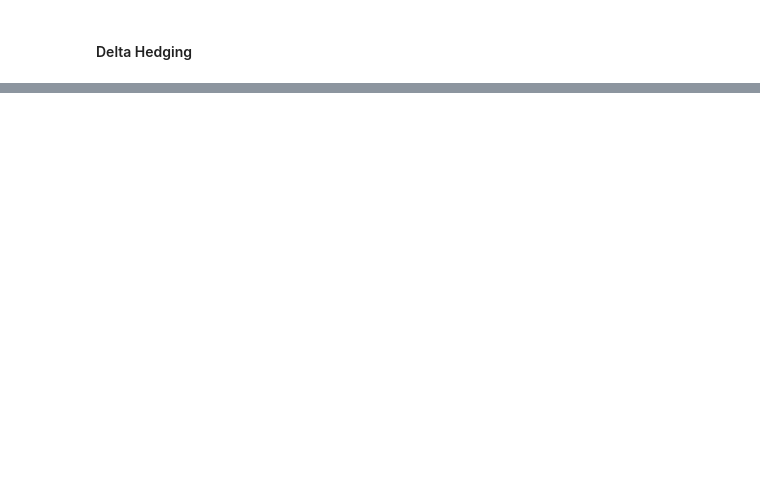
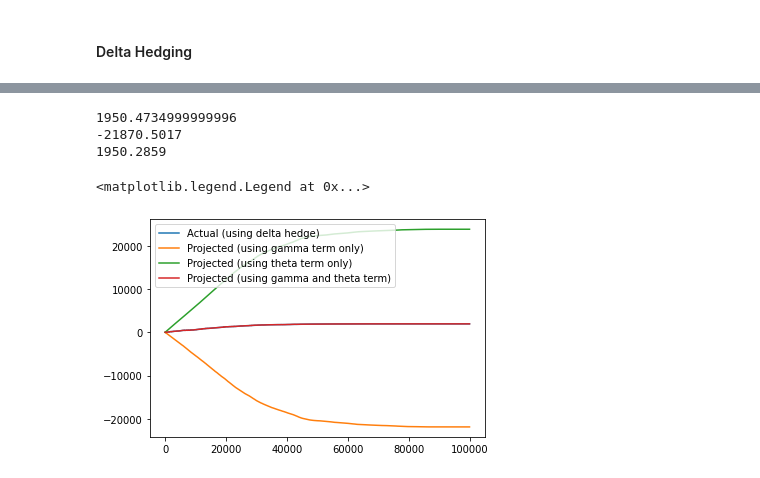
Before and after one commit to meaydemir/Option_Pricing, a Jupyter notebook: hedging_exercise.ipynb, the cells around one changed output, grey strips where cells are left out. Drawn from its saved outputs; the diff is of its cells as text; code cells hidden in the pictures; blank space fills up the shorter version.

```diff
--- a/hedging_exercise.ipynb
+++ b/hedging_exercise.ipynb
@@ -55,0 +72,17 @@ Hedging PnL = $-200095.57729936764
+# %%
+profit_df = summary_df[['Stock_Price', 'Portfolio_Delta', 'Portfolio_Gamma', 'Portfolio_Theta', 'Shares_Held']].copy()
+profit_df['Stock_Ret'] = profit_df['Stock_Price'].div(profit_df['Stock_Price'].shift()) - 1
+profit_df['Stock_Change'] = profit_df['Stock_Price'].sub(profit_df['Stock_Price'].shift())
+profit_df['BS_Option_Price'] = opu.get_bs_price_analytical(S, K, T_array, sigma, r, q, type, display_result=False)
+profit_df['Option_Exposure'] = option_exposure*profit_df['BS_Option_Price']
+profit_df['Share_Exposure'] = profit_df['Shares_Held'].mul(profit_df['Stock_Price'])
+profit_df['Option_PnL'] = -profit_df['Option_Exposure'].shift().sub(profit_df['Option_Exposure'])
+profit_df['Share_PnL'] = profit_df['Share_Exposure'].mul(profit_df['Stock_Ret'].shift(-1)).shift()
+profit_df['Portfolio_PnL'] = profit_df['Share_PnL'].add(profit_df['Option_PnL'])
+profit_df['Projected_Portfolio_Pnl_Delta'] = profit_df['Portfolio_Delta'].shift().mul(profit_df['Stock_Change'])
+profit_df['Projected_Portfolio_Pnl_Delta_Gamma'] = profit_df['Portfolio_Delta'].shift().mul(profit_df['Stock_Change']) + 1/2*profit_df['Portfolio_Gamma'].shift().mul(profit_df['Stock_Change']**2)
+profit_df['Projected_Portfolio_Pnl_Delta_Gamma_Theta'] = profit_df['Portfolio_Theta'].shift().mul(dt) + profit_df['Portfolio_Delta'].shift().mul(profit_df['Stock_Change']) + 1/2*profit_df['Portfolio_Gamma'].shift().mul(profit_df['Stock_Change']**2)
+profit_df['Projected_Portfolio_Pnl_Delta_Theta'] = profit_df['Portfolio_Theta'].shift().mul(dt) + profit_df['Portfolio_Delta'].shift().mul(profit_df['Stock_Change'])
+
+profit_df = profit_df.astype(float).round(4)
+profit_df
@@ -55,0 +103,18 @@ Hedging PnL = $-200095.57729936764
+# %%
+print(profit_df['Portfolio_PnL'].sum()) # Actual PnL of the portfolio
+print(profit_df['Projected_Portfolio_Pnl_Delta_Gamma'].sum()) # Projected PnL of Delta-Hedged Portfolio Including Delta, Gamma at time t
+print(profit_df['Projected_Portfolio_Pnl_Delta_Gamma_Theta'].sum()) # Projected PnL of Delta-Hedged Portfolio Including Delta, Gamma, Theta at time t
+# %% [output]
+1950.4734999999996
+-21870.5017
+1950.2859
+# %%
+#ax, fig = plt.figure()
+plt.plot(profit_df['Portfolio_PnL'].cumsum(), label='Actual (using delta hedge)')
+plt.plot(profit_df['Projected_Portfolio_Pnl_Delta_Gamma'].cumsum(), label='Projected (using gamma term only)')
+plt.plot(profit_df['Projected_Portfolio_Pnl_Delta_Theta'].cumsum(), label='Projected (using theta term only)')
+plt.plot(profit_df['Projected_Portfolio_Pnl_Delta_Gamma_Theta'].cumsum(), label='Projected (using gamma and theta term)')
+plt.legend()
+# %% [output]
+<matplotlib.legend.Legend at 0x...>
+[figure, added]
```
Also changed, not shown: parts of 7 cells of this notebook.
